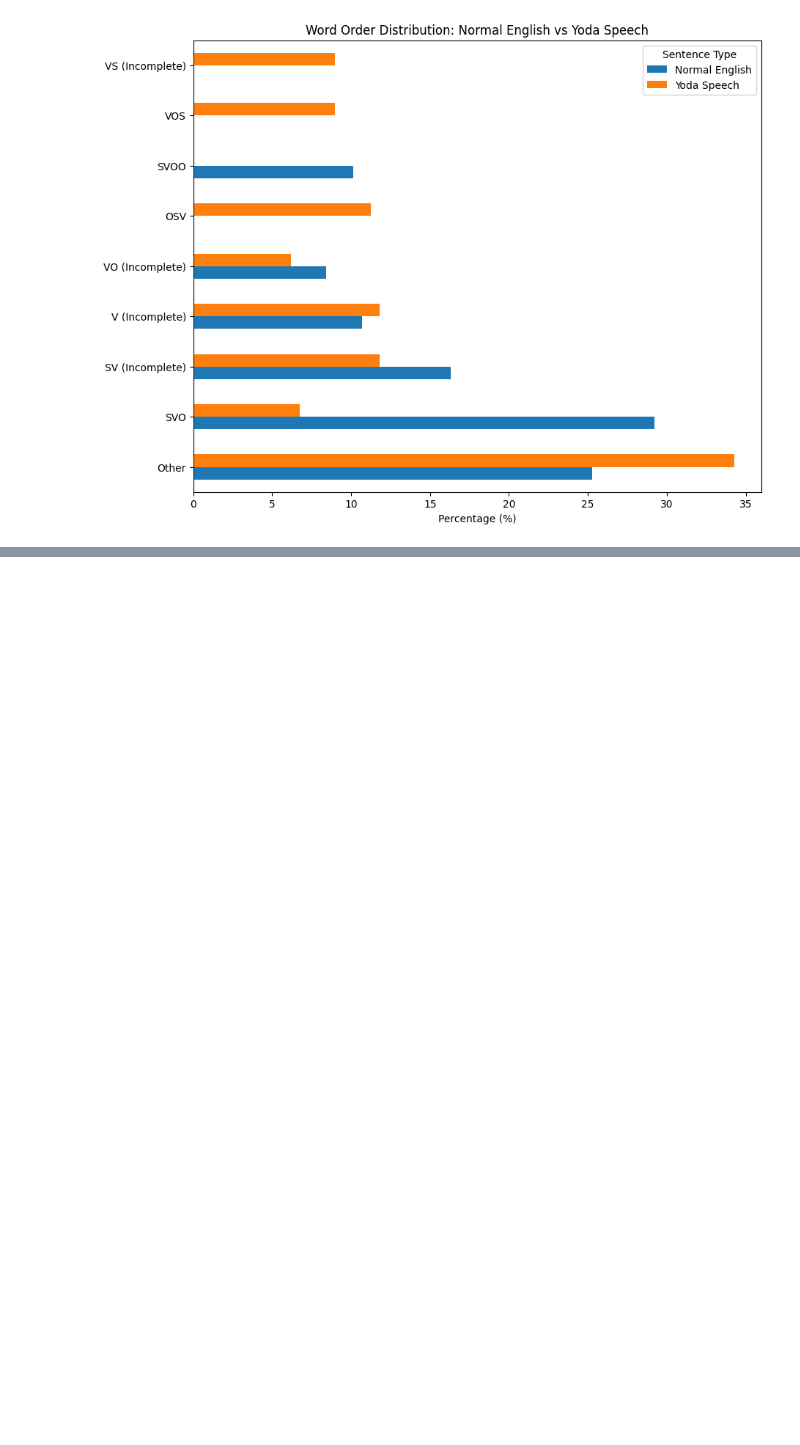
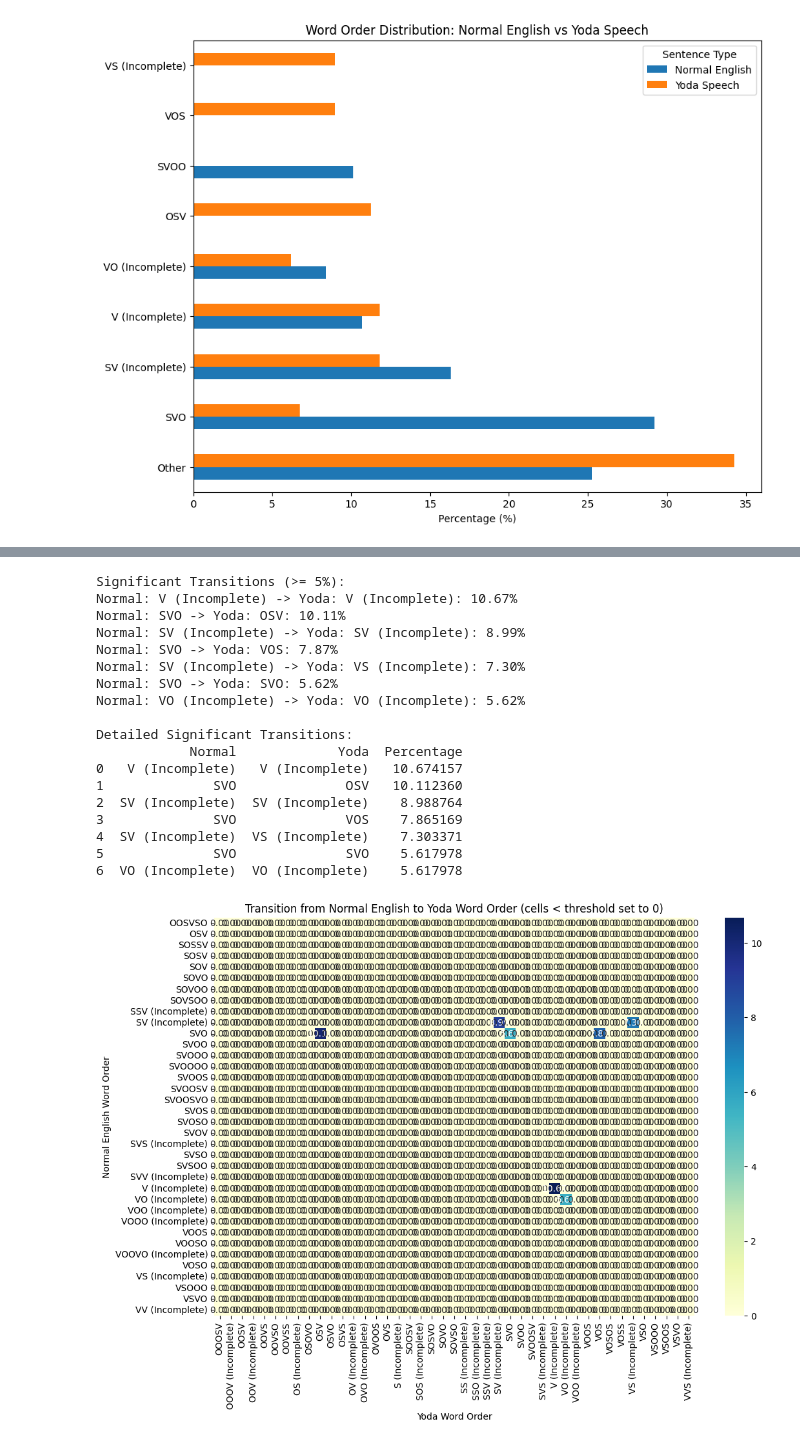
Before and after one commit to collSteve/yoda_speech_generator, a Jupyter notebook: analysis_word_order.ipynb, the cells around one changed output, grey strips where cells are left out. Drawn from its saved outputs; the diff is of its cells as text; code cells hidden in the pictures; blank space fills up the shorter version.

```diff
--- a/analysis_word_order.ipynb
+++ b/analysis_word_order.ipynb
@@ -265,0 +449,59 @@ plt.show()
+# %%
+ct = pd.crosstab(word_order_df["normal_word_order"], word_order_df["yoda_word_order"])
+total = ct.sum().sum()
+pct = ct / total * 100
+
+# Set a threshold for significance (e.g., 5%)
+threshold = 5
+
+# Collect significant transitions: if either group's transition percentage is >= threshold,
+# we record that cell.
+significant_pairs = []
+for normal_order in pct.index:
+    for yoda_order in pct.columns:
+        value = pct.loc[normal_order, yoda_order]
+        if value >= threshold:
+            significant_pairs.append((normal_order, yoda_order, value))
+
+# Sort the significant pairs by percentage descending
+significant_pairs = sorted(significant_pairs, key=lambda x: x[2], reverse=True)
+
+print(f"Significant Transitions (>= {threshold}%):")
+for normal, yoda, value in significant_pairs:
+    print(f"Normal: {normal} -> Yoda: {yoda}: {value:.2f}%")
+
+# Optionally, create a DataFrame of significant transitions
+sig_df = pd.DataFrame(significant_pairs, columns=["Normal", "Yoda", "Percentage"])
+print("\nDetailed Significant Transitions:")
+print(sig_df)
+
+# For visualization, we can also plot a heatmap where cells below the threshold are zeroed.
+heatmap_data = pct.copy()
+heatmap_data[heatmap_data < threshold] = 0
+
+plt.figure(figsize=(12, 8))
+sns.heatmap(heatmap_data, annot=True, fmt=".2f", cmap="YlGnBu")
+plt.title("Transition from Normal English to Yoda Word Order (cells < threshold set to 0)")
+plt.xlabel("Yoda Word Order")
+plt.ylabel("Normal English Word Order")
+plt.show()
+# %% [output]
+Significant Transitions (>= 5%):
+Normal: V (Incomplete) -> Yoda: V (Incomplete): 10.67%
+Normal: SVO -> Yoda: OSV: 10.11%
+Normal: SV (Incomplete) -> Yoda: SV (Incomplete): 8.99%
+Normal: SVO -> Yoda: VOS: 7.87%
+Normal: SV (Incomplete) -> Yoda: VS (Incomplete): 7.30%
+Normal: SVO -> Yoda: SVO: 5.62%
+Normal: VO (Incomplete) -> Yoda: VO (Incomplete): 5.62%
+
+Detailed Significant Transitions:
+            Normal             Yoda  Percentage
+0   V (Incomplete)   V (Incomplete)   10.674157
+1              SVO              OSV   10.112360
+2  SV (Incomplete)  SV (Incomplete)    8.988764
+3              SVO              VOS    7.865169
+4  SV (Incomplete)  VS (Incomplete)    7.303371
+5              SVO              SVO    5.617978
+6  VO (Incomplete)  VO (Incomplete)    5.617978
+[figure, added]
```
Also changed, not shown: parts of 13 cells of this notebook, 20 other files.
